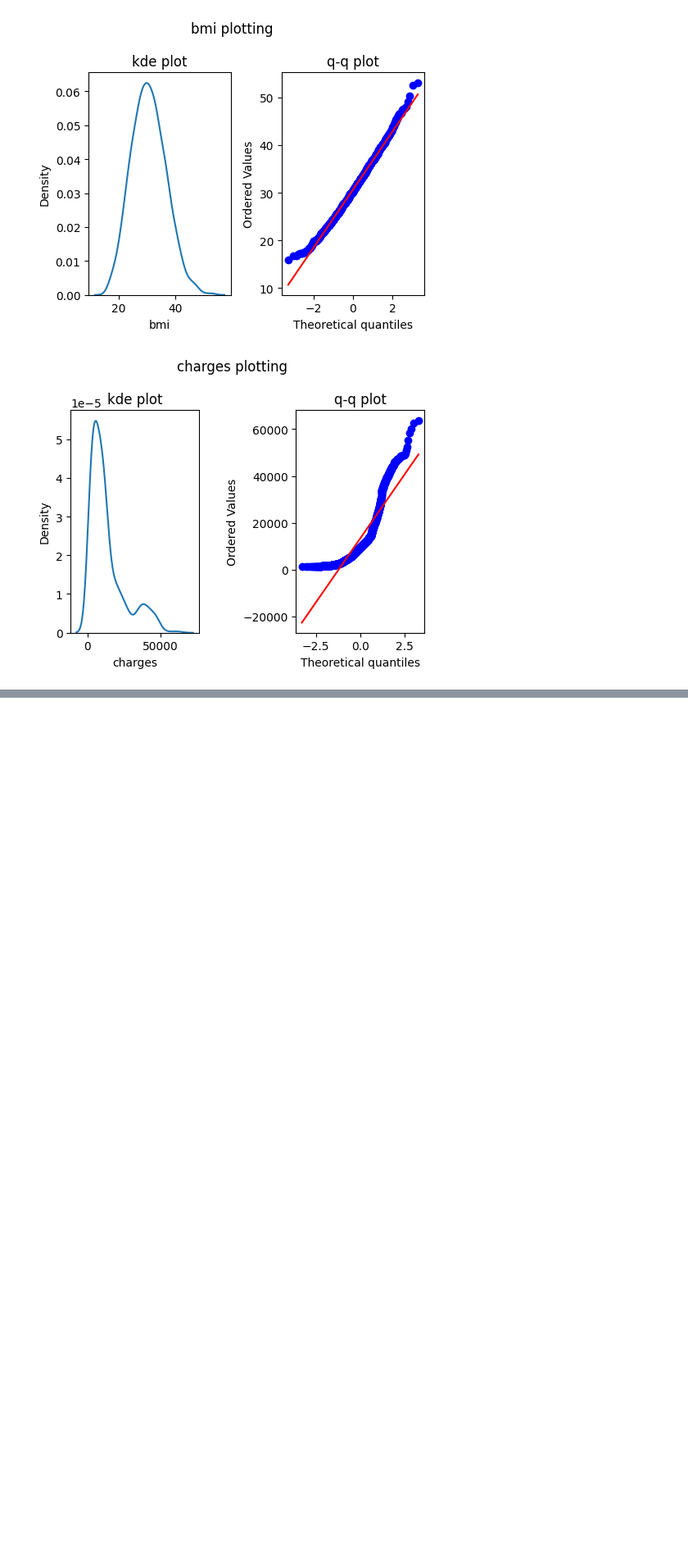
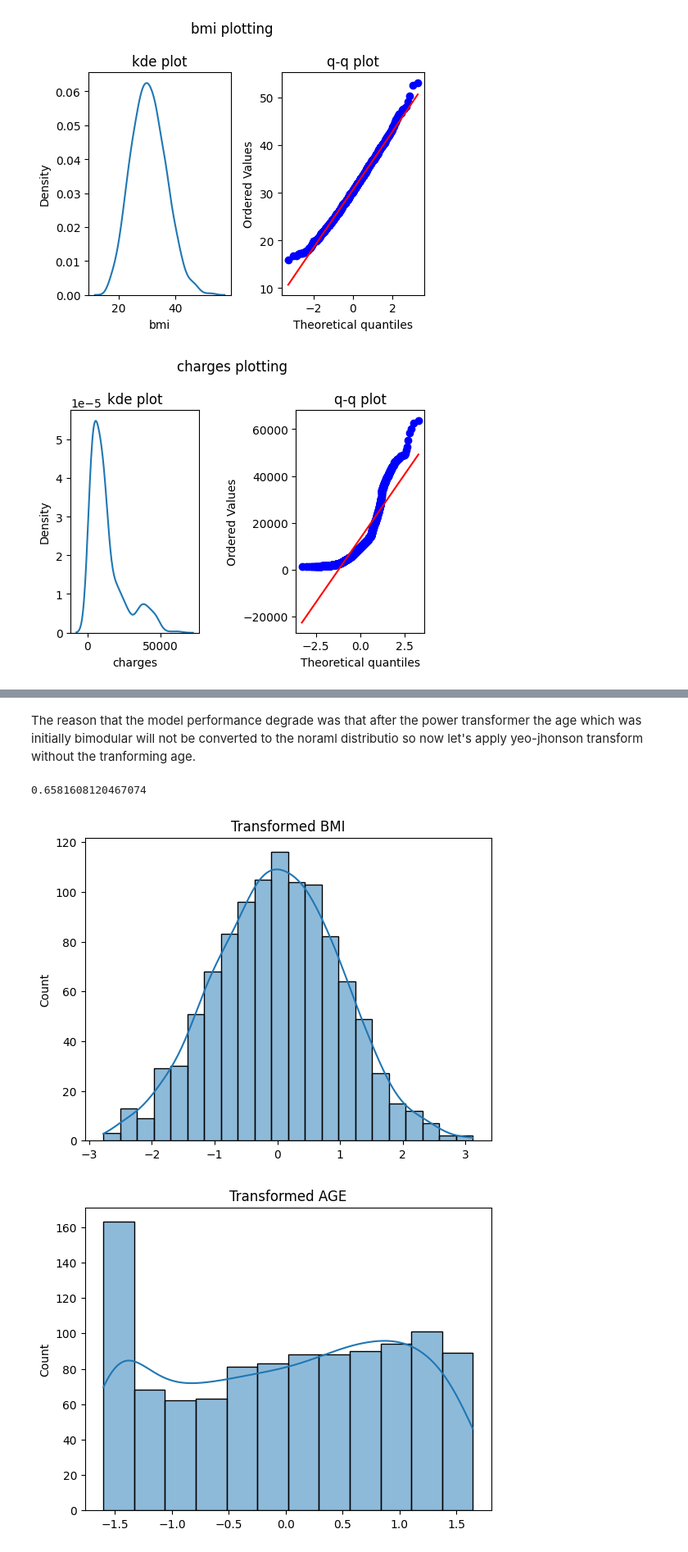
Before and after one commit to khanalasmit/machinelearning, a Jupyter notebook: powertranformer.ipynb, the cells around one changed output, grey strips where cells are left out. Shown at 82% size. Cells and saved outputs as stored; diff of their text form; code cells hidden in the pictures; blank space fills up the shorter version.

```diff
--- a/powertranformer.ipynb
+++ b/powertranformer.ipynb
@@ -97,0 +187,2 @@ plotter('charges')
+# %% [markdown]
+The reason that the model performance degrade was that after the power transformer the age which was initially bimodular will not be converted to the noraml distributio so now let's apply yeo-jhonson transform without the tranforming age.
@@ -97,0 +196,17 @@ plotter('charges')
+# %%
+pipe2=make_pipeline(tf_combined,LinearRegression())
+print(np.mean(cross_val_score(pipe2,X,Y,cv=5,scoring='r2')))
+# %% [output]
+0.6581608120467074
+# %%
+pt = PowerTransformer(method='yeo-johnson')
+x_transformed = pt.fit_transform(x_train[['age', 'bmi']])
+sns.histplot(x_transformed[:, 1], kde=True)
+plt.title("Transformed BMI")
+plt.show()
+sns.histplot(x_transformed[:, 0], kde=True)
+plt.title("Transformed AGE")
+plt.show()
+# %% [output]
+[figure, added]
+[figure, added]
```
Also changed, not shown: parts of 17 cells of this notebook.
